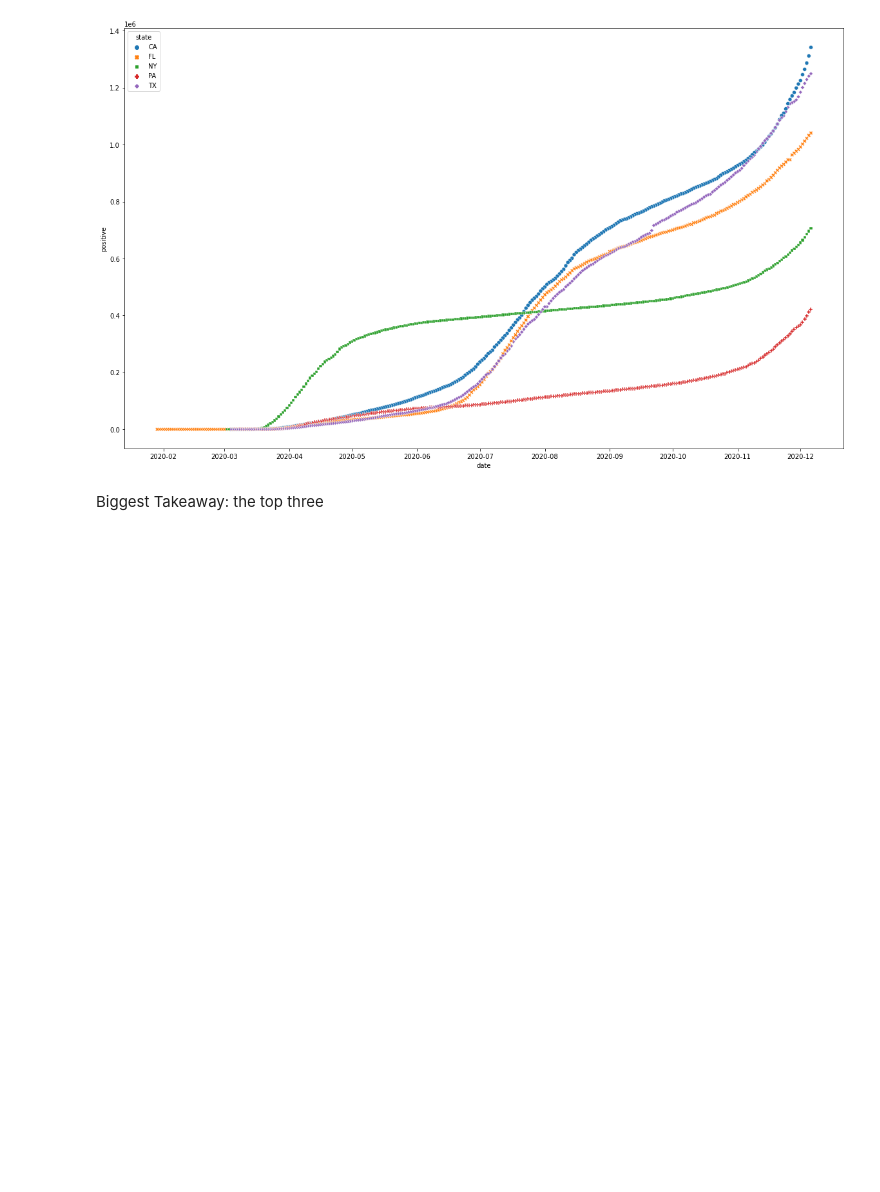
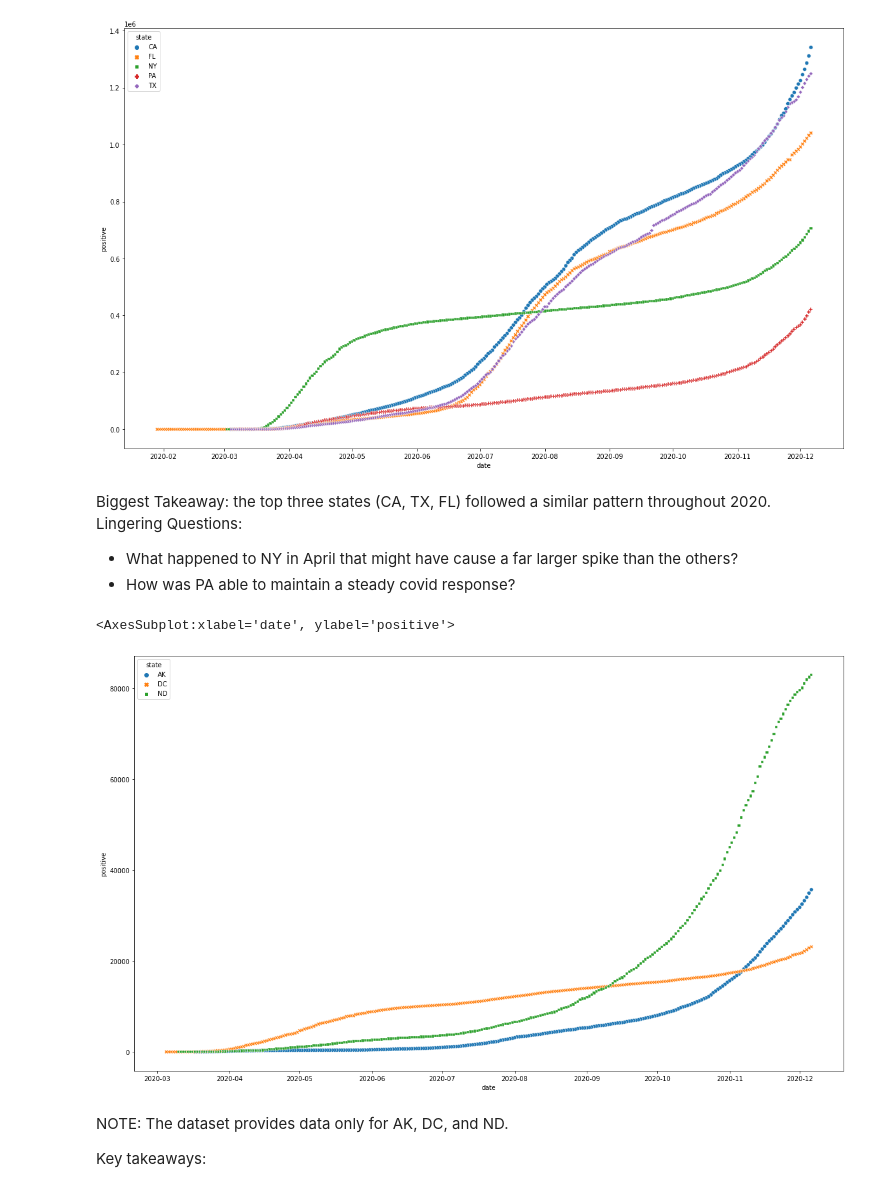
Before and after one commit to gianmillare/Covid-19-US-Analysis, a Jupyter notebook: COVID-19 Analysis.ipynb, the cells around one changed output. Drawn from its saved outputs; the diff is of its cells as text; code cells hidden in the pictures; blank space fills up the shorter version.

Commit message:
created the scatterplots for least populated states by positivity

```diff
--- a/COVID-19 Analysis.ipynb
+++ b/COVID-19 Analysis.ipynb
@@ -179,5 +179,20 @@ sns.scatterplot(data=most_pop, x="date", y="positive", hue="state", style="state
 # %% [output]
 <AxesSubplot:xlabel='date', ylabel='positive'>
 [figure]
-# %% [markdown]
-Biggest Takeaway: the top three
+# %% [markdown]
+Biggest Takeaway: the top three states (CA, TX, FL) followed a similar pattern throughout 2020.
+Lingering Questions:
+* What happened to NY in April that might have cause a far larger spike than the others?
+* How was PA able to maintain a steady covid response?
+# %%
+# Scatterplot the least populated states
+fig_size = (20, 12)
+fig, ax = plt.subplots(figsize=fig_size)
+sns.scatterplot(data=least_pop, x="date", y="positive", hue="state", style="state")
+# %% [output]
+<AxesSubplot:xlabel='date', ylabel='positive'>
+[figure, added]
+# %% [markdown]
+NOTE: The dataset provides data only for AK, DC, and ND.
+
+Key takeaways:
```
